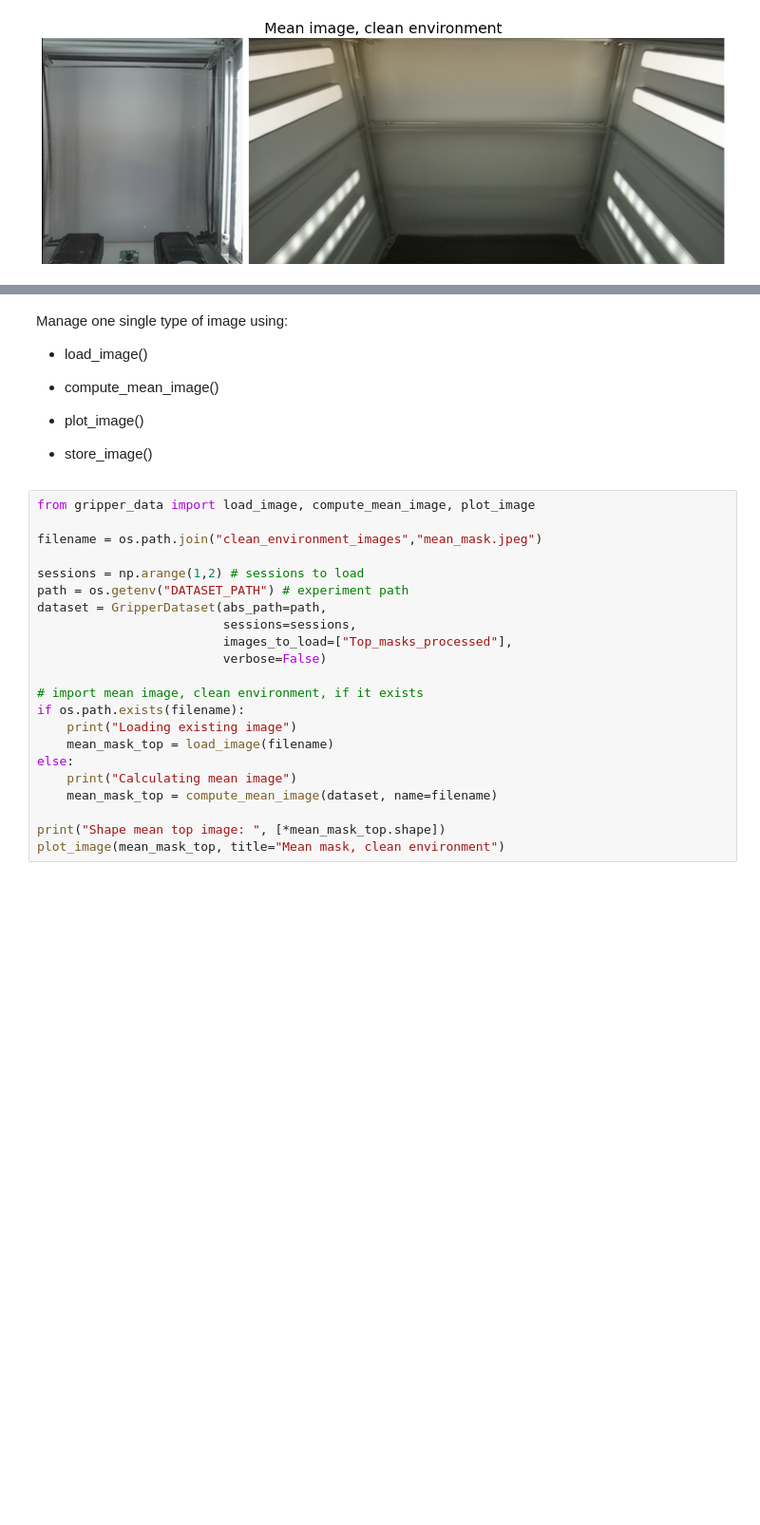
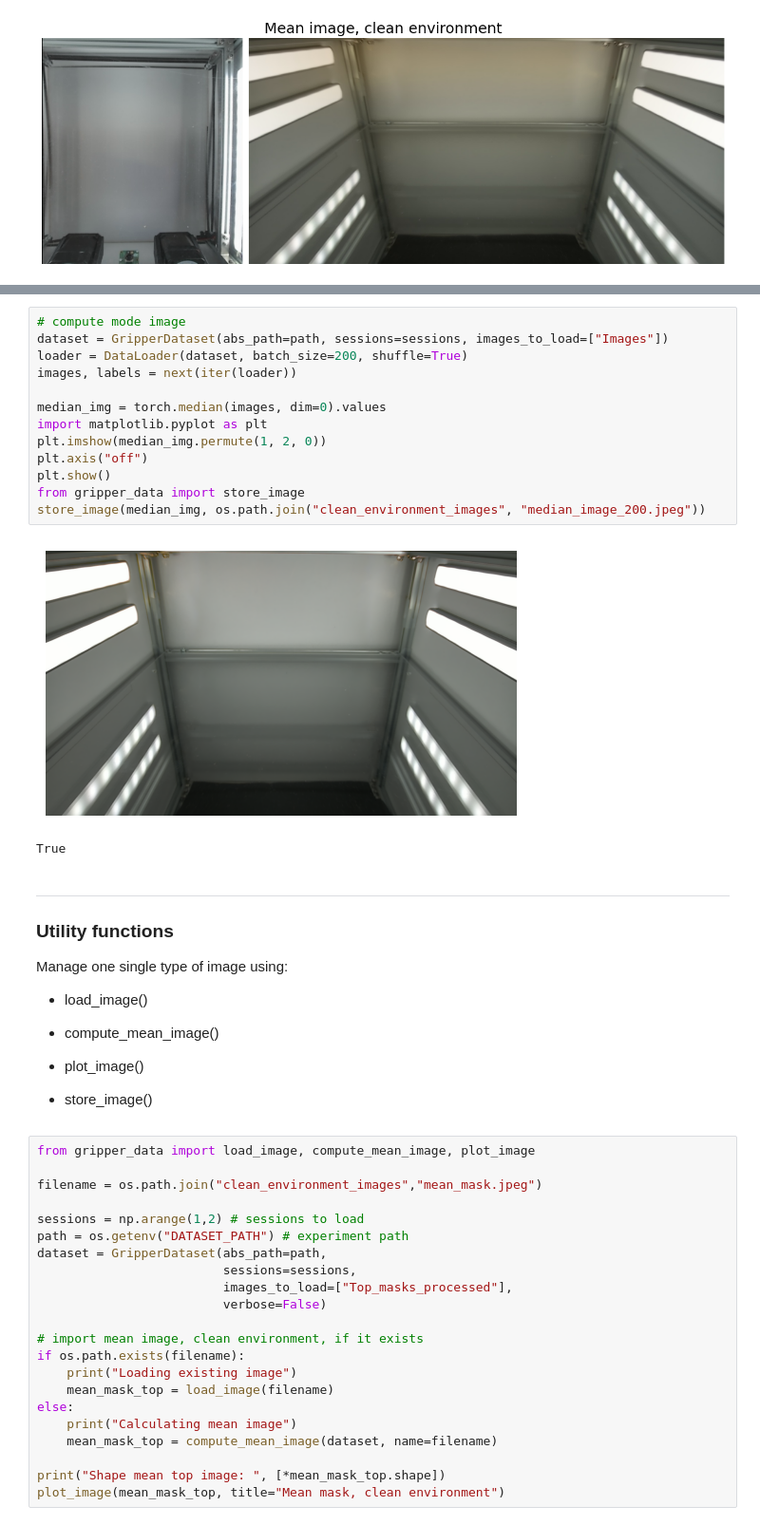
Before and after one commit to GiacomoBillo/cloudgripper-visual-autoencoder, a Jupyter notebook: visual_autoencoder/data.ipynb, the cells around one changed output, grey strips where cells are left out. Shown at 95% size. Cells and saved outputs as stored; diff of their text form; blank space fills up the shorter version.

```diff
--- a/visual_autoencoder/data.ipynb
+++ b/visual_autoencoder/data.ipynb
@@ -99,4 +105,24 @@ Shape mean top image:  [3, 720, 1280]
+# %%
+# compute mode image
+dataset = GripperDataset(abs_path=path, sessions=sessions, images_to_load=["Images"])
+loader = DataLoader(dataset, batch_size=200, shuffle=True)
+images, labels = next(iter(loader))
+
+median_img = torch.median(images, dim=0).values
+import matplotlib.pyplot as plt
+plt.imshow(median_img.permute(1, 2, 0))
+plt.axis("off")
+plt.show()
+from gripper_data import store_image
+store_image(median_img, os.path.join("clean_environment_images", "median_image_200.jpeg"))
+# %% [output]
+[figure, added]
+True
 # %% [markdown]
+___
+
+### Utility functions
+
 Manage one single type of image using:
 
 - load_image()
```
Also changed, not shown: parts of 7 cells of this notebook, 8 other files.
